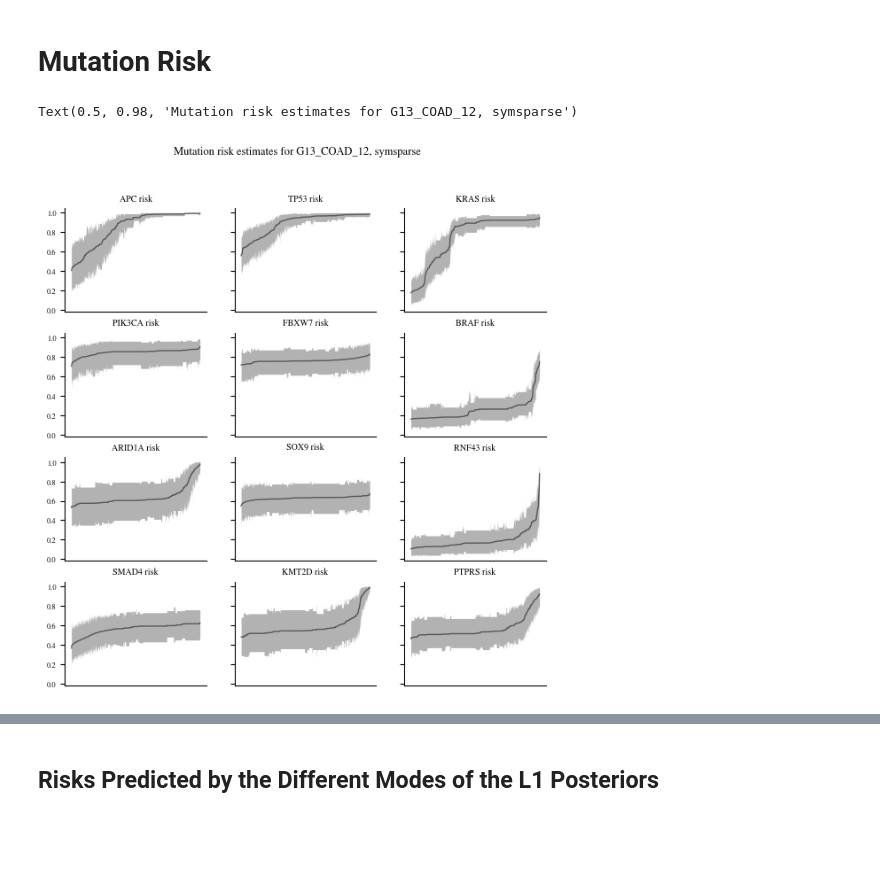
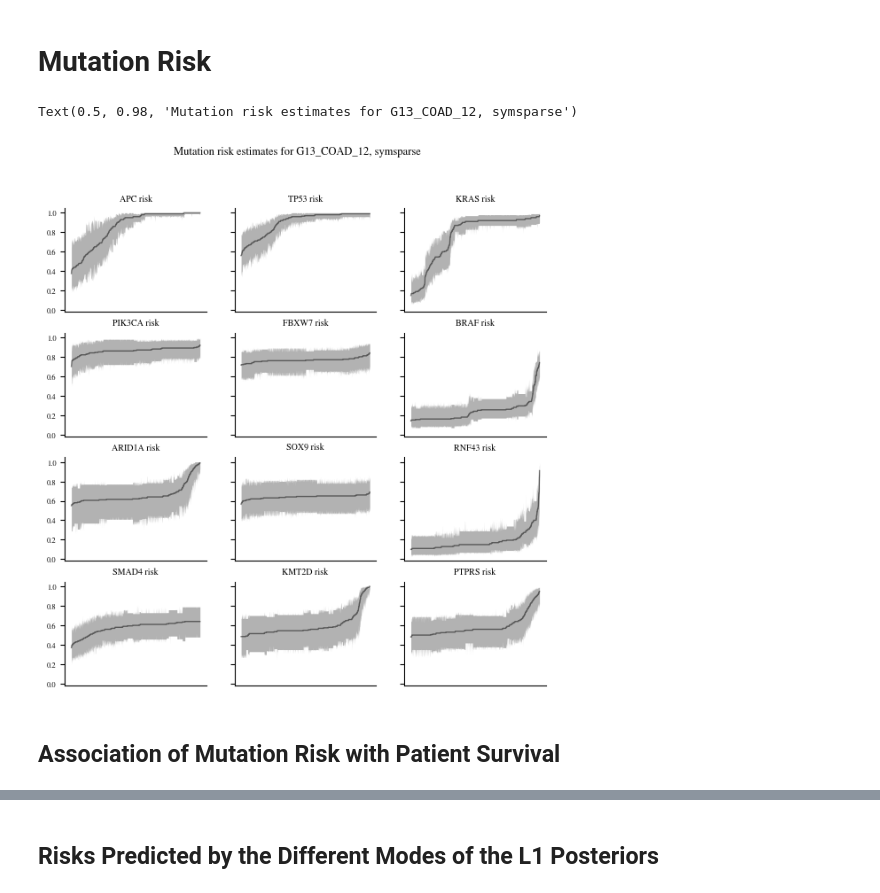
Before and after one commit to huy29433/MCMC-sampling-for-MHN, a Jupyter notebook: analysis/mutation_risk.ipynb, the cells around one changed output, grey strips where cells are left out. Drawn from its saved outputs; the diff is of its cells as text; code cells hidden in the pictures; blank space fills up the shorter version.

```diff
--- a/analysis/mutation_risk.ipynb
+++ b/analysis/mutation_risk.ipynb
@@ -20,7 +18,7 @@ samples = np.load("../results/mcmc/G13_LUAD_12_sym-l2_MALA_0_0015625.npy" if dat
 samples = samples[int(len(samples)*burn_in):]
 samples = samples.reshape((-1, samples.shape[-1]))
 
-data = pd.read_csv(f"../data/{data_name}.csv")
+data = pd.read_csv(f"../data/{data_name}.csv", index_col=0)
 # %%
 risks = analysis.event_risks(
     samples,
@@ -30,26 +28,28 @@ risks = analysis.event_risks(
 # %%
 fig, ax = plt.subplots(4, 3, figsize=(7, 7), sharey=True)
 
 for event in range(12):
 
     a = ax[event // 3, event % 3]
 
-    data_filtered = data[data.iloc[:, event] == 0]
+    data_filtered = data.reset_index(drop=True)[data.reset_index(drop=True).iloc[:, event] == 0]
     sorting = None
 
     risk = risks[data_filtered.index, :, event]
-    sorting = np.argsort(risk.mean(axis=1))
-    a.plot(risk.mean(axis=1)[sorting], lw=1, alpha=0.5, color="black")
+    sorting = np.argsort(np.median(risk, axis=1))
+    a.plot(np.median(risk, axis=1)[sorting], lw=1, alpha=0.5, color="black")
     a.fill_between(
         np.arange(risk.shape[0]),
         np.percentile(risk, 5, axis=1)[sorting],
         np.percentile(risk, 95, axis=1)[sorting],
         alpha=0.3, color="black", lw=0)
     a.set_title(f"{data.columns[event]} risk")
     for side in ["top", "right"]:
         a.spines[side].set_visible(False)
     a.set_xticks([])
 fig.suptitle(f"Mutation risk estimates for {data_name}, symsparse", fontsize=9)
 # %% [output]
 Text(0.5, 0.98, 'Mutation risk estimates for G13_COAD_12, symsparse')
-[figure, old version]
+[figure, new version]
+# %% [markdown]
+## Association of Mutation Risk with Patient Survival
```
Also changed, not shown: parts of 12 cells of this notebook, 3 other files.
